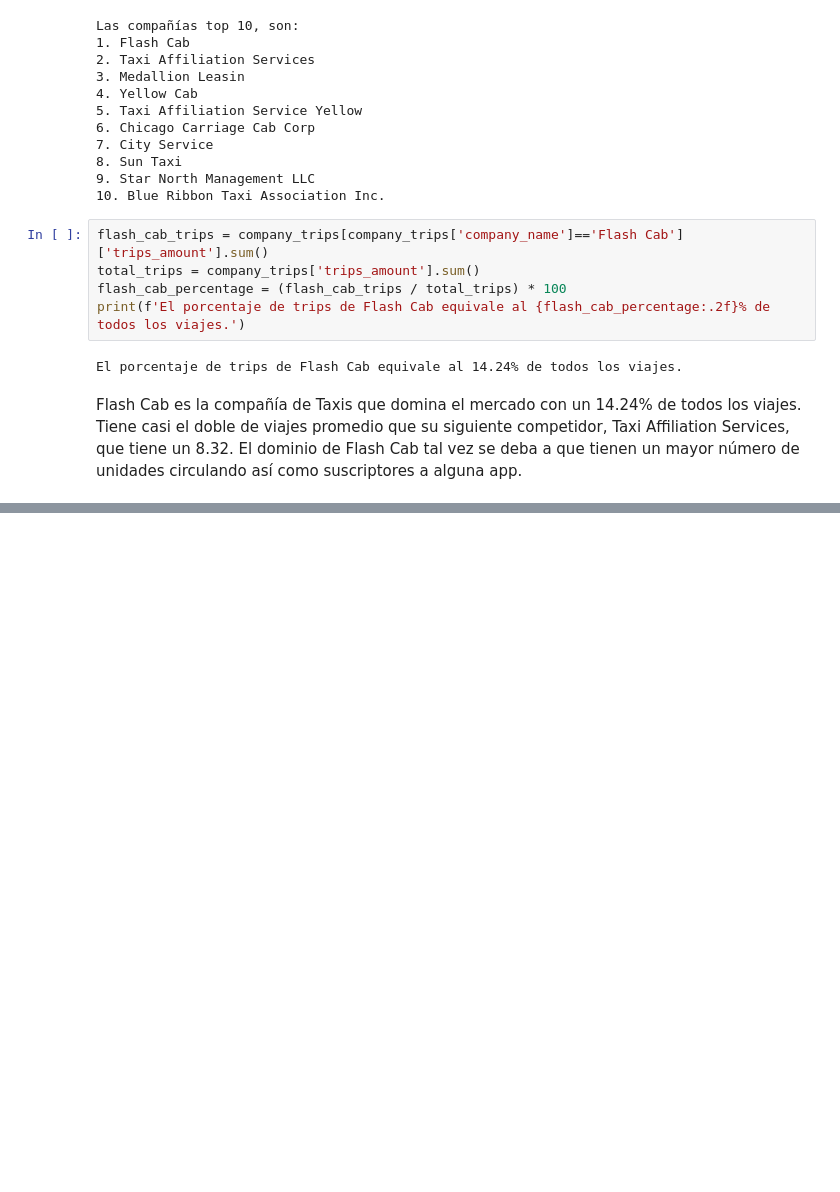
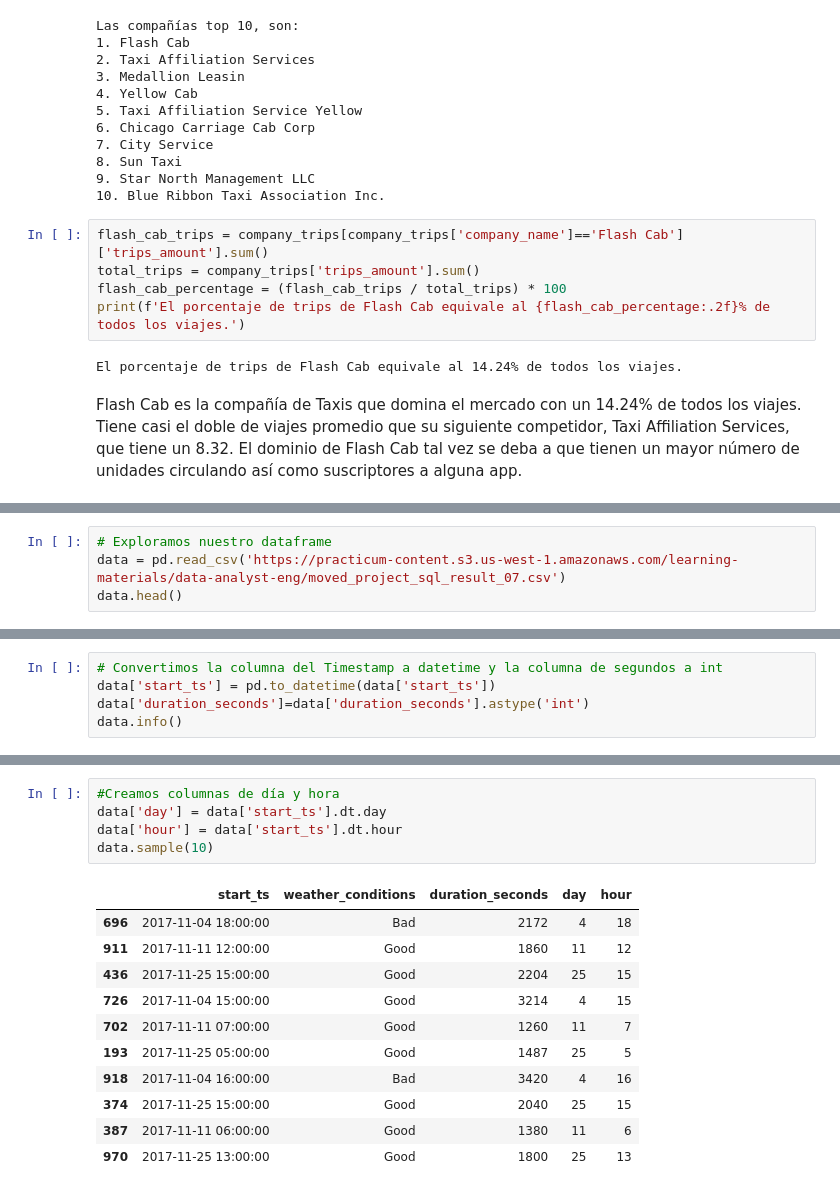
Before and after one commit to latostadorano/tt_s8_taxis, a Jupyter notebook: taxis.ipynb, the cells around one changed output, grey strips where cells are left out. Cells and saved outputs as stored; diff of their text form; blank space fills up the shorter version.

```diff
--- a/taxis.ipynb
+++ b/taxis.ipynb
@@ -235,0 +239,4 @@ El dominio de Flash Cab tal vez se deba a que tienen un mayor número de unidade
+# %%
+# Exploramos nuestro dataframe
+data = pd.read_csv('https://practicum-content.s3.us-west-1.amazonaws.com/learning-materials/data-analyst-eng/moved_project_sql_result_07.csv')
+data.head()
@@ -235,0 +263,5 @@ El dominio de Flash Cab tal vez se deba a que tienen un mayor número de unidade
+# %%
+# Convertimos la columna del Timestamp a datetime y la columna de segundos a int
+data['start_ts'] = pd.to_datetime(data['start_ts'])
+data['duration_seconds']=data['duration_seconds'].astype('int')
+data.info()
@@ -235,0 +291,17 @@ El dominio de Flash Cab tal vez se deba a que tienen un mayor número de unidade
+# %%
+#Creamos columnas de día y hora
+data['day'] = data['start_ts'].dt.day
+data['hour'] = data['start_ts'].dt.hour
+data.sample(10)
+# %% [output]
+|  | start_ts | weather_conditions | duration_seconds | day | hour |
+| 696 | 2017-11-04 18:00:00 | Bad | 2172 | 4 | 18 |
+| 911 | 2017-11-11 12:00:00 | Good | 1860 | 11 | 12 |
+| 436 | 2017-11-25 15:00:00 | Good | 2204 | 25 | 15 |
+| 726 | 2017-11-04 15:00:00 | Good | 3214 | 4 | 15 |
+| 702 | 2017-11-11 07:00:00 | Good | 1260 | 11 | 7 |
+| 193 | 2017-11-25 05:00:00 | Good | 1487 | 25 | 5 |
+| 918 | 2017-11-04 16:00:00 | Bad | 3420 | 4 | 16 |
+| 374 | 2017-11-25 15:00:00 | Good | 2040 | 25 | 15 |
+| 387 | 2017-11-11 06:00:00 | Good | 1380 | 11 | 6 |
+| 970 | 2017-11-25 13:00:00 | Good | 1800 | 25 | 13 |
```
Also changed, not shown: parts of 7 cells of this notebook.
